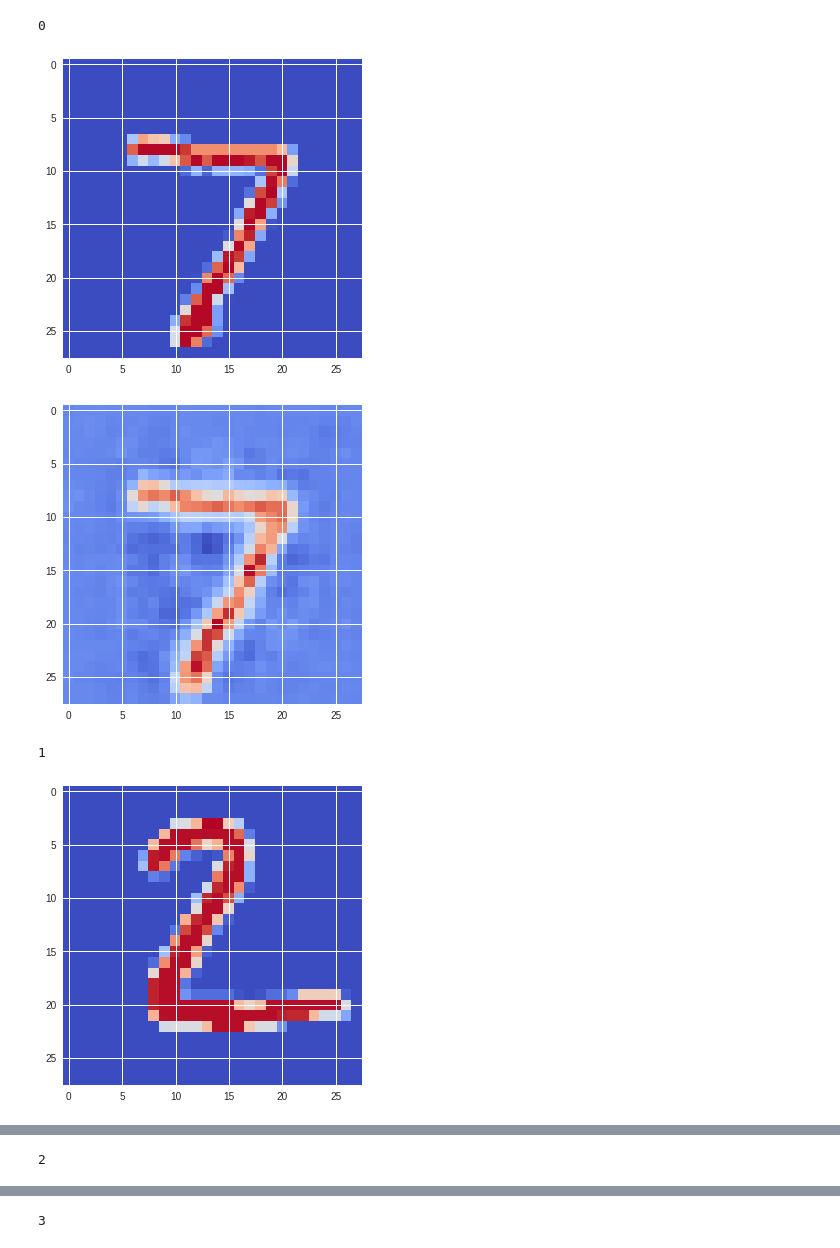
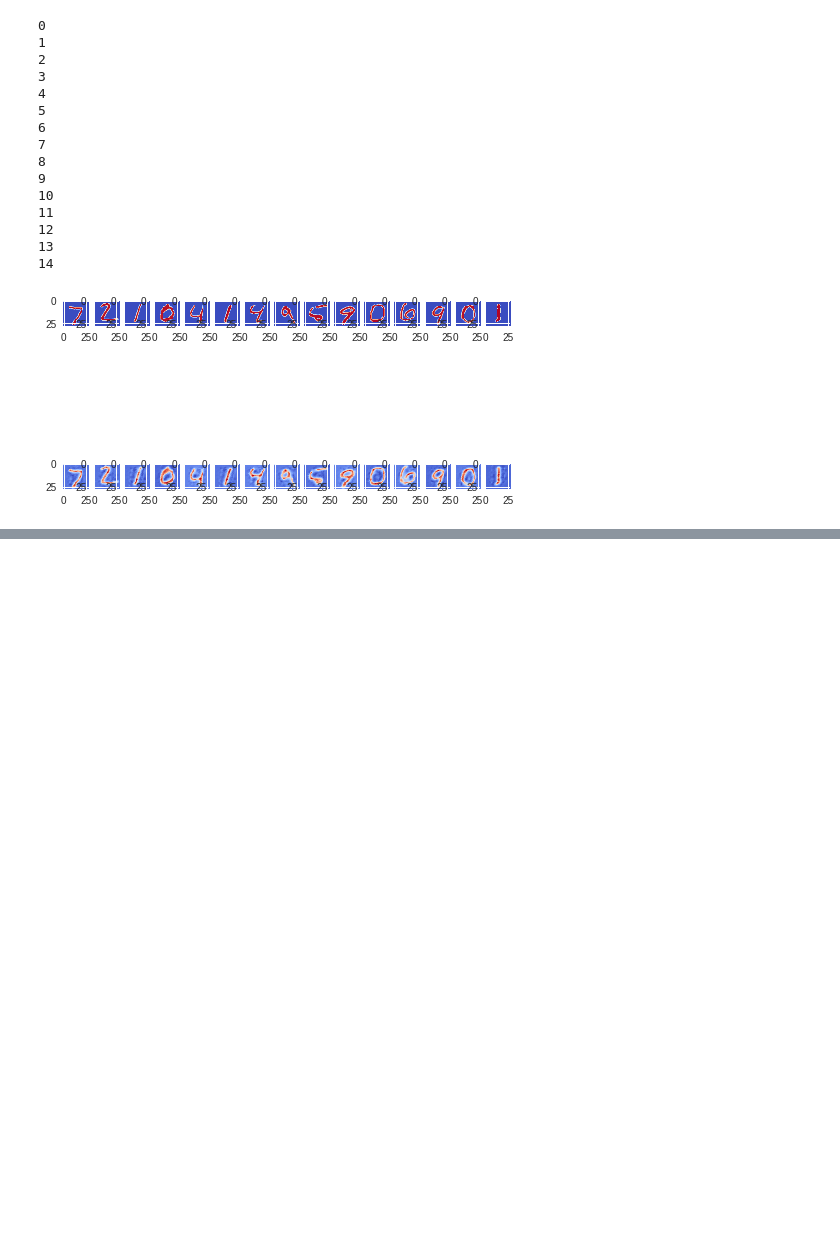
Before and after one commit to mahi97/MahiColabs, a Jupyter notebook: auto_encoder_convolutinoal.ipynb, the cells around one changed output, grey strips where cells are left out. Drawn from its saved outputs; the diff is of its cells as text; code cells hidden in the pictures; blank space fills up the shorter version.

```diff
--- a/auto_encoder_convolutinoal.ipynb
+++ b/auto_encoder_convolutinoal.ipynb
@@ -200,22 +207,36 @@ for epoch_i in range(n_epochs):
 # %%
 # Plot example reconstructions
 n_examples = 15
 mean_img = np.mean(X_train, axis=0)
 test_xs =X_test[0 * n_examples: (0 + 1) * n_examples]
 test_xs_norm = np.array([img - mean_img for img in test_xs]).reshape(n_examples,784)
 recon = sess.run(ae['y'], feed_dict={ae['x']: test_xs_norm})
+plt.figure()
+
 for example_i in range(n_examples):
     print(example_i)
+    plt.subplot(2,15,example_i + 1)
     plt.imshow(
         np.reshape(test_xs[example_i, :], (28, 28)), cmap='coolwarm')
-    plt.show()
+    plt.subplot(2,15,16 + example_i)
     plt.imshow(
         np.reshape(np.reshape(recon[example_i, :], (784,)) + mean_img.reshape(784,), (28, 28)),
         cmap='coolwarm')
-    plt.show()
+plt.show()
 # %% [output]
 0
+1
+2
+3
+4
+5
+6
+7
+8
+9
+10
+11
+12
+13
+14
-[figure, old version]
+[figure, new version]
-[figure, removed]
-1
-[figure, removed]
@@ -223 +242,0 @@ for example_i in range(n_examples):
-2
@@ -226 +242,0 @@ for example_i in range(n_examples):
-3
```
Also changed, not shown: parts of 6 cells of this notebook.
